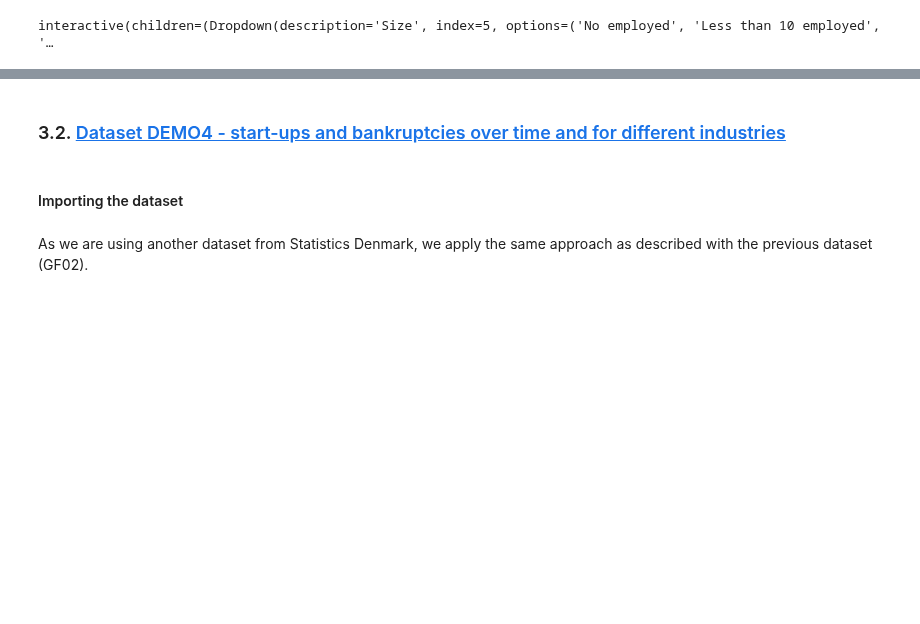
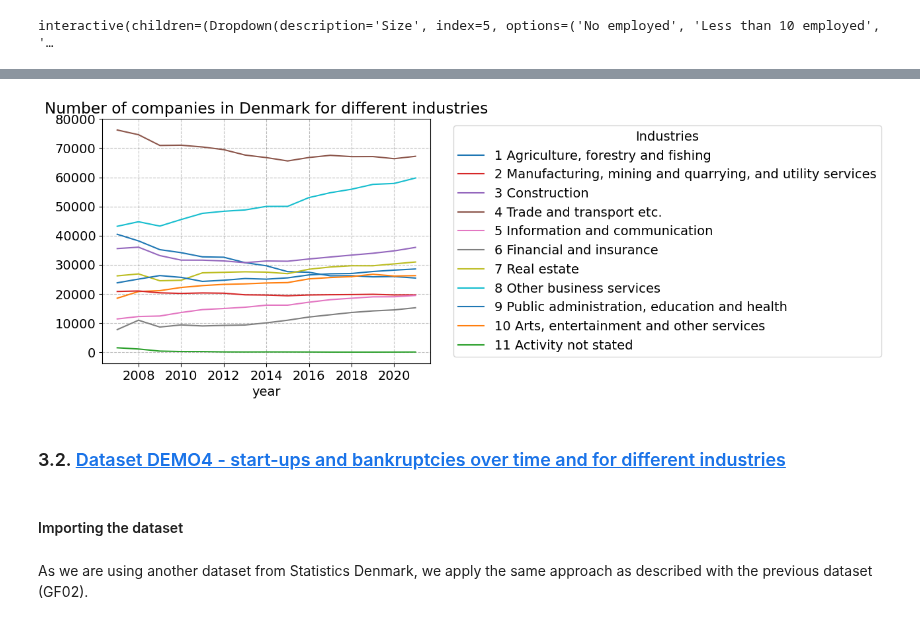
Before and after one commit to NumEconCopenhagen/projects-2024-emil-og-simon, a Jupyter notebook: dataproject/dataproject.ipynb, the cells around one changed output, grey strips where cells are left out. Drawn from its saved outputs; the diff is of its cells as text; code cells hidden in the pictures; blank space fills up the shorter version.

```diff
--- a/dataproject/dataproject.ipynb
+++ b/dataproject/dataproject.ipynb
@@ -359,3 +359,29 @@ interactive(children=(Dropdown(description='Size', index=5, options=('No employe
+# %%
+ax = (gf02_industries_reduced[gf02_industries_reduced['industry'] != 'TOT Industry total'].reset_index()
+    .pivot(index='year', columns='industry', values='#companies')
+    .plot(title='Number of companies in Denmark for different industries'))
+
+handles, labels = ax.get_legend_handles_labels()
+# Here we specify the desired order for the legend labels
+order_legend_industries = ['1 Agriculture, forestry and fishing',
+                           '2 Manufacturing, mining and quarrying, and utility services',
+                           '3 Construction',
+                           '4 Trade and transport etc.',
+                           '5 Information and communication',
+                           '6 Financial and insurance',
+                           '7 Real estate',
+                           '8 Other business services',
+                           '9 Public administration, education and health',
+                           '10 Arts, entertainment and other services',
+                           '11 Activity not stated']
+# We create a new list of handles and labels in the desired order
+handles_industries = [handles[labels.index(label)] for label in order_legend_industries]
+labels_industries = order_legend_industries
+
+plt.legend(title='Industries', handles=handles_industries, labels=labels_industries, bbox_to_anchor=(1.05, 1), loc='upper left')
+plt.show()
+# %% [output]
+[figure, added]
 # %% [markdown]
 ### 3.2. <a id='toc3_2_'></a>[Dataset DEMO4 - start-ups and bankruptcies over time and for different industries](#toc0_)
 # %% [markdown]
```
Also changed, not shown: parts of 34 cells of this notebook.
